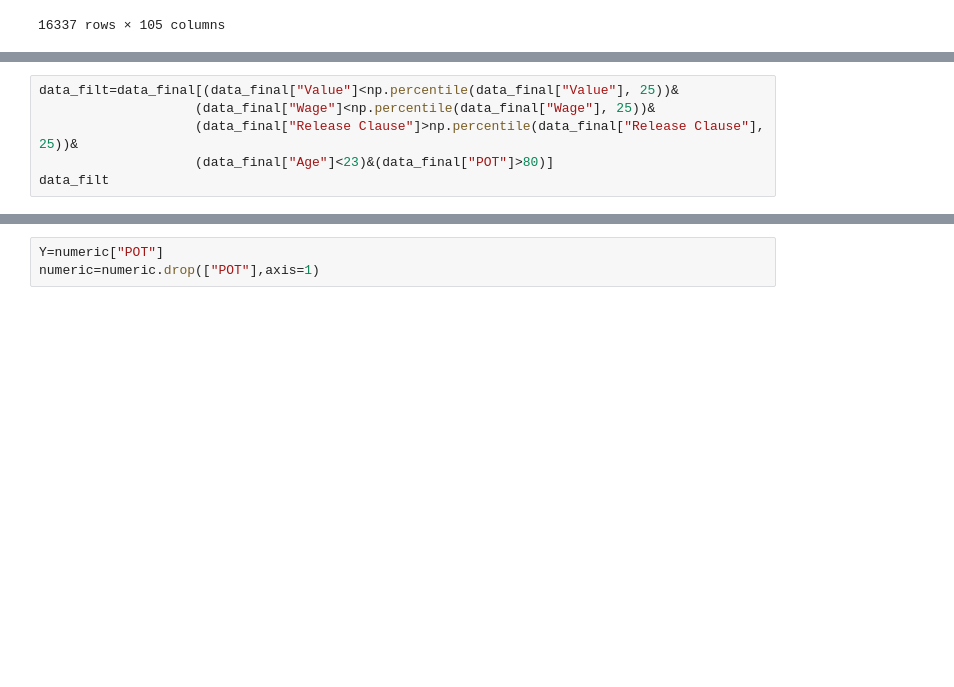
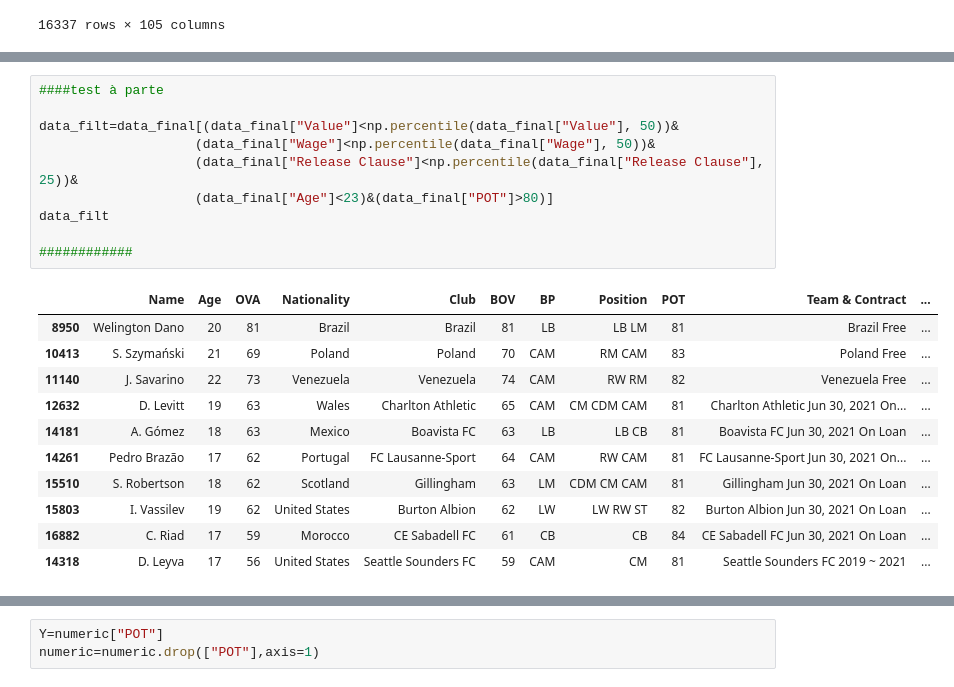
Before and after one commit to shouldbeclaudio/Project_FIFA21, a Jupyter notebook: fifa.ipynb, the cells around one changed output, grey strips where cells are left out. Cells and saved outputs as stored; diff of their text form; blank space fills up the shorter version.

```diff
--- a/fifa.ipynb
+++ b/fifa.ipynb
@@ -430,8 +492,24 @@ numeric["Value"]
 # %%
-data_filt=data_final[(data_final["Value"]<np.percentile(data_final["Value"], 25))&
-                    (data_final["Wage"]<np.percentile(data_final["Wage"], 25))&
-                    (data_final["Release Clause"]>np.percentile(data_final["Release Clause"], 25))&
+####test à parte
+
+data_filt=data_final[(data_final["Value"]<np.percentile(data_final["Value"], 50))&
+                    (data_final["Wage"]<np.percentile(data_final["Wage"], 50))&
+                    (data_final["Release Clause"]<np.percentile(data_final["Release Clause"], 25))&
                     (data_final["Age"]<23)&(data_final["POT"]>80)]
 data_filt
+
+############
+# %% [output]
+|  | Name | Age | OVA | Nationality | Club | BOV | BP | Position | POT | Team & Contract | ... |
+| 8950 | Welington Dano | 20 | 81 | Brazil | Brazil | 81 | LB | LB LM | 81 | Brazil Free | ... |
+| 10413 | S. Szymański | 21 | 69 | Poland | Poland | 70 | CAM | RM CAM | 83 | Poland Free | ... |
+| 11140 | J. Savarino | 22 | 73 | Venezuela | Venezuela | 74 | CAM | RW RM | 82 | Venezuela Free | ... |
+| 12632 | D. Levitt | 19 | 63 | Wales | Charlton Athletic | 65 | CAM | CM CDM CAM | 81 | Charlton Athletic Jun 30, 2021 On... | ... |
+| 14181 | A. Gómez | 18 | 63 | Mexico | Boavista FC | 63 | LB | LB CB | 81 | Boavista FC Jun 30, 2021 On Loan | ... |
+| 14261 | Pedro Brazão | 17 | 62 | Portugal | FC Lausanne-Sport | 64 | CAM | RW CAM | 81 | FC Lausanne-Sport Jun 30, 2021 On... | ... |
+| 15510 | S. Robertson | 18 | 62 | Scotland | Gillingham | 63 | LM | CDM CM CAM | 81 | Gillingham Jun 30, 2021 On Loan | ... |
+| 15803 | I. Vassilev | 19 | 62 | United States | Burton Albion | 62 | LW | LW RW ST | 82 | Burton Albion Jun 30, 2021 On Loan | ... |
+| 16882 | C. Riad | 17 | 59 | Morocco | CE Sabadell FC | 61 | CB | CB | 84 | CE Sabadell FC Jun 30, 2021 On Loan | ... |
+| 14318 | D. Leyva | 17 | 56 | United States | Seattle Sounders FC | 59 | CAM | CM | 81 | Seattle Sounders FC 2019 ~ 2021 | ... |
 # %%
 numeric
```
Also changed, not shown: parts of 27 cells of this notebook.
